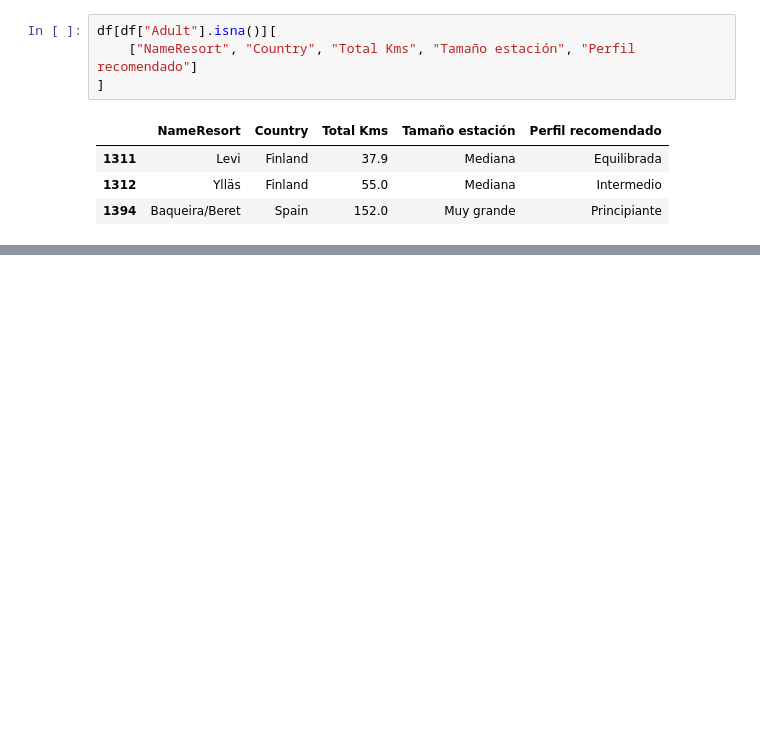
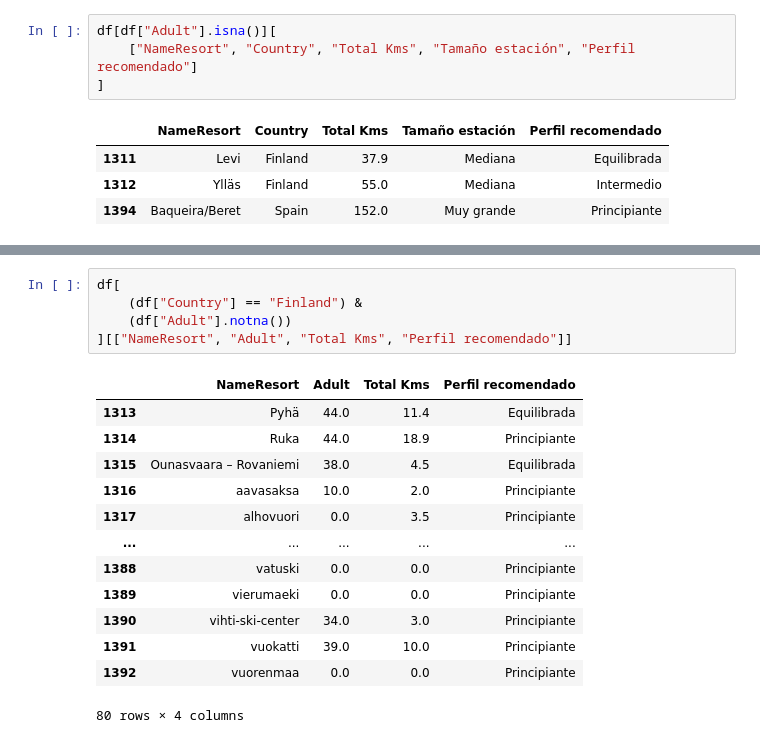
Before and after one commit to contactodiegovega/Ski-Resort-Analysis, a Jupyter notebook: notebooks/preprocesamiento.ipynb, the cells around one changed output, grey strips where cells are left out. Saved outputs shown, nothing was run; the diff lists cells and outputs as text; blank space fills up the shorter version.

```diff
--- a/notebooks/preprocesamiento.ipynb
+++ b/notebooks/preprocesamiento.ipynb
@@ -1322,0 +1331,19 @@ df[df["Adult"].isna()][
+# %%
+df[
+    (df["Country"] == "Finland") &
+    (df["Adult"].notna())
+][["NameResort", "Adult", "Total Kms", "Perfil recomendado"]]
+# %% [output]
+|  | NameResort | Adult | Total Kms | Perfil recomendado |
+| 1313 | Pyhä | 44.0 | 11.4 | Equilibrada |
+| 1314 | Ruka | 44.0 | 18.9 | Principiante |
+| 1315 | Ounasvaara – Rovaniemi | 38.0 | 4.5 | Equilibrada |
+| 1316 | aavasaksa | 10.0 | 2.0 | Principiante |
+| 1317 | alhovuori | 0.0 | 3.5 | Principiante |
+| ... | ... | ... | ... | ... |
+| 1388 | vatuski | 0.0 | 0.0 | Principiante |
+| 1389 | vierumaeki | 0.0 | 0.0 | Principiante |
+| 1390 | vihti-ski-center | 34.0 | 3.0 | Principiante |
+| 1391 | vuokatti | 39.0 | 10.0 | Principiante |
+| 1392 | vuorenmaa | 0.0 | 0.0 | Principiante |
+80 rows × 4 columns
```
Also changed, not shown: parts of 41 cells of this notebook.
